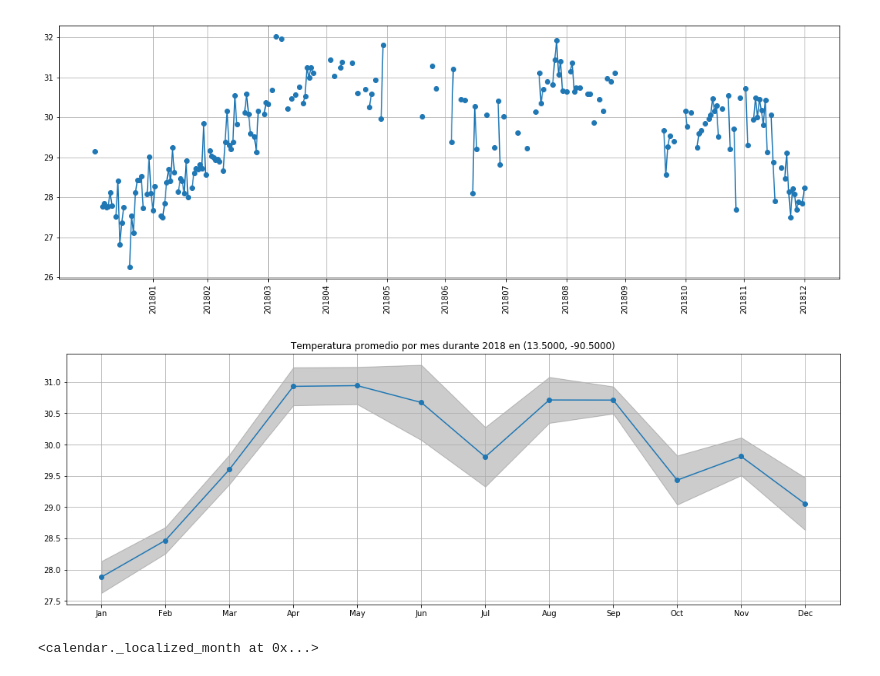
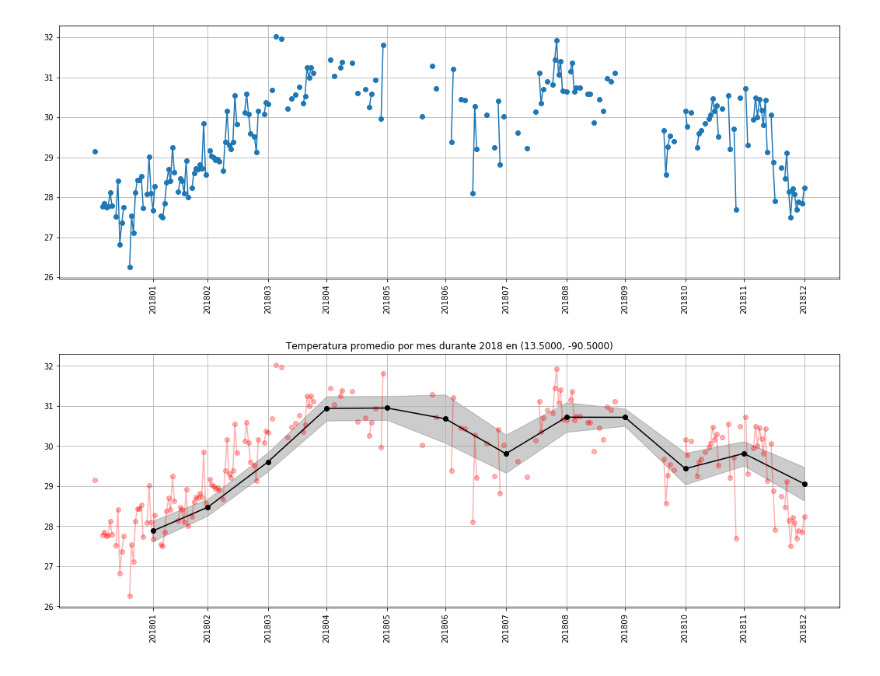
Before and after one commit to Guitlle/Marea-Roja-en-Guatemala, a Jupyter notebook: explorar-datos/Datos Historicos - explorar.ipynb, the cells around one changed output. Drawn from its saved outputs; the diff is of its cells as text; code cells hidden in the pictures.

Commit message:
Mejorar gráfica de historia de temperaturas

```diff
--- a/explorar-datos/Datos Historicos - explorar.ipynb
+++ b/explorar-datos/Datos Historicos - explorar.ipynb
@@ -4,8 +4,11 @@ import pandas as pd
 import numpy as np
 import matplotlib as mlp
 import datetime
+import calendar
 import matplotlib.pyplot as plt
 %matplotlib inline
+mlp.rcParams["figure.facecolor"] = "white"
+mlp.rcParams["axes.facecolor"] = "white"
 # %%
 datapath = "../../MODIS-Aqua-SST-ChlorA-BBT/output/"
 # %%
@@ -75,23 +79,25 @@ monthlystd = concat.groupby("date.month").std(dim="date")
 monthlyn = concat.groupby("date.month").count(dim="date")
 stderr = 2* monthlystd / np.sqrt(monthlyn)
 # %%
-# Tomando un punto al azar en la costa sur, graficando
+# Temperatura mensual
 mlp.rcParams["figure.figsize"] = (18, 6)
 ax = plt.subplot(111)
-x = [calendar.month_abbr[i] for i in monthlymeans.month.values]
+x = pd.DatetimeIndex(start="2018-01-1", periods=12, freq="1M")
 y = monthlymeans.sel(lat = lat, lon=lon, method="nearest").values
 err = stderr.sel(lat = lat, lon=lon, method="nearest").values
-plt.plot(x, monthlymeans.sel(lat = lat, lon=lon, method="nearest").values, marker="o")
+
+plt.plot(concat.date.values, concat.sel(lat = lat, lon=lon, method="nearest").values, marker="o", color="red", alpha=0.3)
+
+plt.plot(x, monthlymeans.sel(lat = lat, lon=lon, method="nearest").values, marker="o", color="black")
 #plt.errorbar([calendar.month_abbr[i] for i in monthlymeans.month.values], monthlymeans.sel(lat = lat, lon=lon, method="nearest").values, marker="o", capsize=15,
 #             yerr= stderr.sel(lat = lat, lon=lon, method="nearest").values)
 plt.fill_between(x, y+err, y-err, color="black", alpha=0.2)
 
 plt.grid("on")
 plt.title("Temperatura promedio por mes durante 2018 en ({0:.4f}, {1:.4f})".format(lat,lon))
-#ax = ax.twinx()
-#ax.plot(monthlystd.month.values, monthlystd.sel(lat = lat, lon=lon, method="nearest").values, marker="o", c = "red")
-#ax.tick_params(axis='y', labelcolor="red")
+
+plt.xticks(x, x.map(lambda x: x.year *100 + x.month), rotation=90)
 
 None
 # %% [output]
-[figure, old version]
+[figure, new version]
@@ -100,4 +103,0 @@ import calendar
-# %%
-calendar.month_abbr
-# %% [output]
-<calendar._localized_month at 0x...>
```
Also changed, not shown: parts of 2 cells of this notebook.
